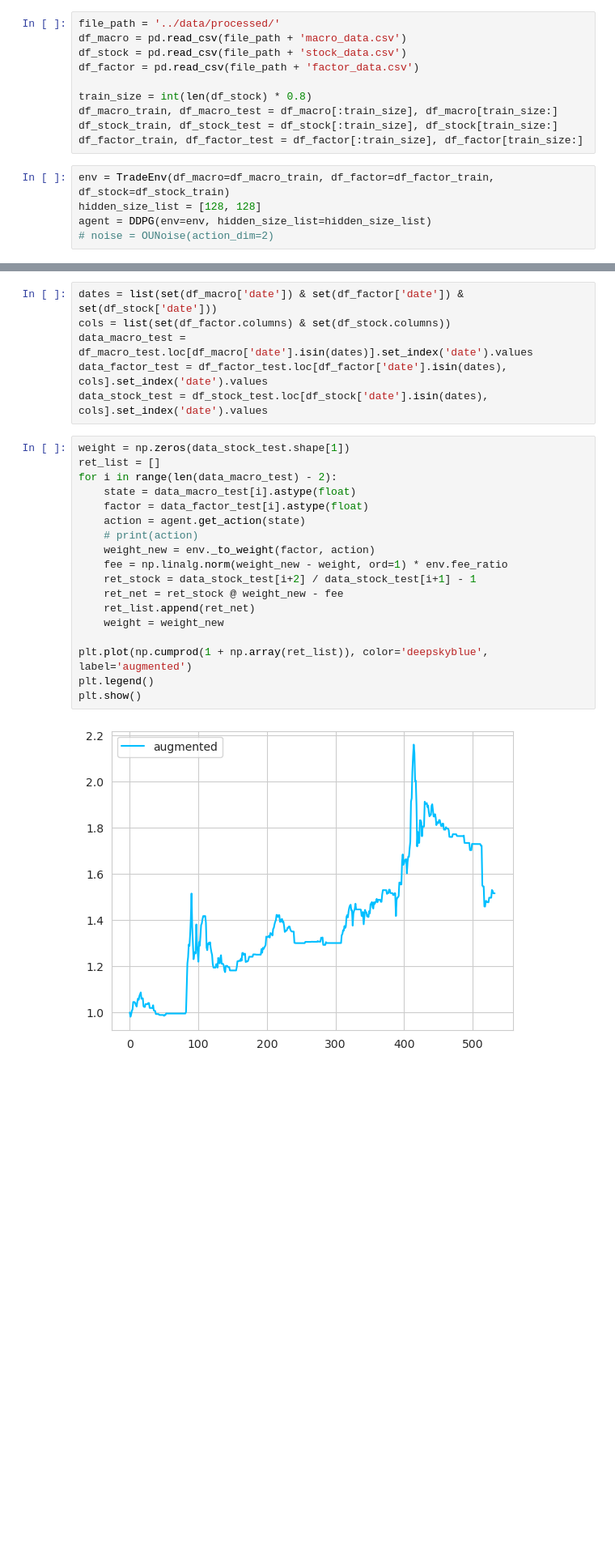
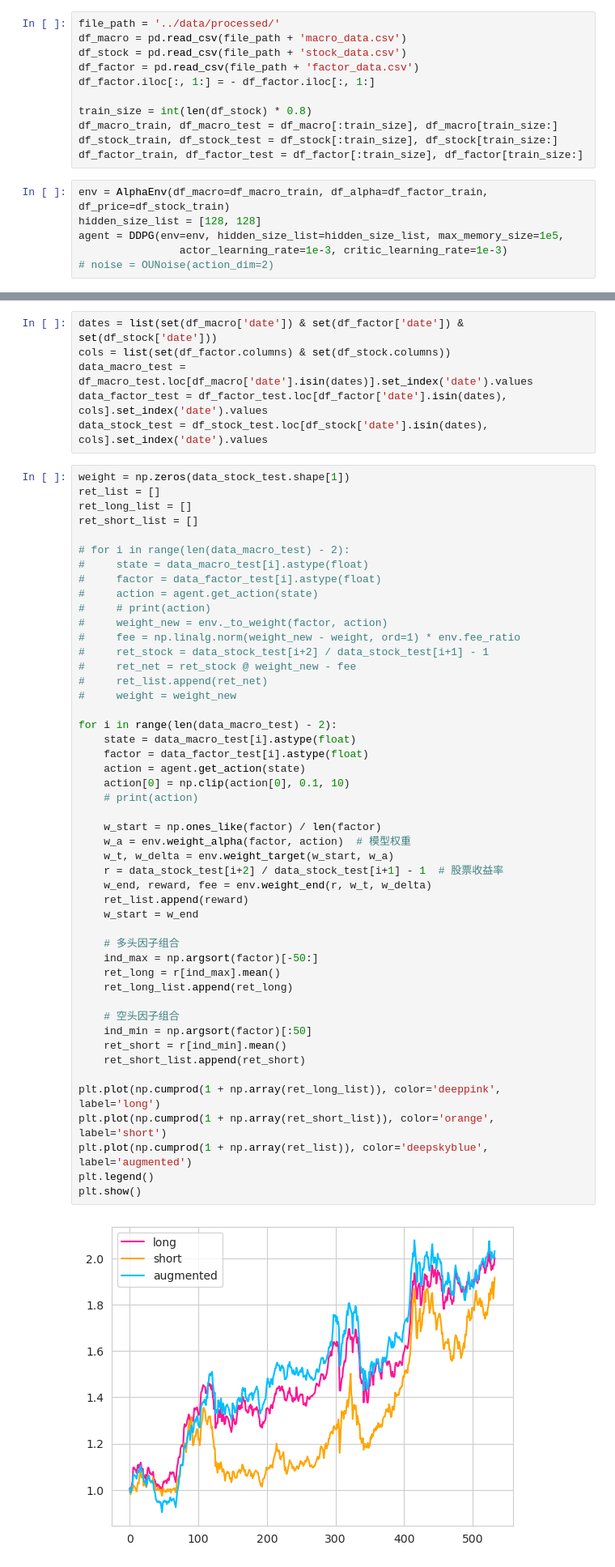
Before and after one commit to chenpnn/Adaptive-Position-Selection, a Jupyter notebook: main/train-test.ipynb, the cells around one changed output, grey strips where cells are left out. Shown at 81% size. Cells and saved outputs as stored; diff of their text form; blank space fills up the shorter version.

```diff
--- a/main/train-test.ipynb
+++ b/main/train-test.ipynb
@@ -16,15 +16,17 @@ file_path = '../data/processed/'
 df_macro = pd.read_csv(file_path + 'macro_data.csv')
 df_stock = pd.read_csv(file_path + 'stock_data.csv')
 df_factor = pd.read_csv(file_path + 'factor_data.csv')
+df_factor.iloc[:, 1:] = - df_factor.iloc[:, 1:]
 
 train_size = int(len(df_stock) * 0.8)
 df_macro_train, df_macro_test = df_macro[:train_size], df_macro[train_size:]
 df_stock_train, df_stock_test = df_stock[:train_size], df_stock[train_size:]
 df_factor_train, df_factor_test = df_factor[:train_size], df_factor[train_size:]
 # %%
-env = TradeEnv(df_macro=df_macro_train, df_factor=df_factor_train, df_stock=df_stock_train)
+env = AlphaEnv(df_macro=df_macro_train, df_alpha=df_factor_train, df_price=df_stock_train)
 hidden_size_list = [128, 128]
-agent = DDPG(env=env, hidden_size_list=hidden_size_list)
+agent = DDPG(env=env, hidden_size_list=hidden_size_list, max_memory_size=1e5,
+                actor_learning_rate=1e-3, critic_learning_rate=1e-3)
 # noise = OUNoise(action_dim=2)
 # %% [output]
 Initialize trade environment...
@@ -105,20 +115,50 @@ data_stock_test = df_stock_test.loc[df_stock['date'].isin(dates), cols].set_inde
 # %%
 weight = np.zeros(data_stock_test.shape[1])
 ret_list = []
+ret_long_list = []
+ret_short_list = []
+
+# for i in range(len(data_macro_test) - 2):
+#     state = data_macro_test[i].astype(float)
+#     factor = data_factor_test[i].astype(float)
+#     action = agent.get_action(state)
+#     # print(action)
+#     weight_new = env._to_weight(factor, action)
+#     fee = np.linalg.norm(weight_new - weight, ord=1) * env.fee_ratio
+#     ret_stock = data_stock_test[i+2] / data_stock_test[i+1] - 1
+#     ret_net = ret_stock @ weight_new - fee
+#     ret_list.append(ret_net)
+#     weight = weight_new
+
 for i in range(len(data_macro_test) - 2):
     state = data_macro_test[i].astype(float)
     factor = data_factor_test[i].astype(float)
     action = agent.get_action(state)
+    action[0] = np.clip(action[0], 0.1, 10)
     # print(action)
-    weight_new = env._to_weight(factor, action)
-    fee = np.linalg.norm(weight_new - weight, ord=1) * env.fee_ratio
-    ret_stock = data_stock_test[i+2] / data_stock_test[i+1] - 1
-    ret_net = ret_stock @ weight_new - fee
-    ret_list.append(ret_net)
-    weight = weight_new
 
+    w_start = np.ones_like(factor) / len(factor)
+    w_a = env.weight_alpha(factor, action)  # 模型权重
+    w_t, w_delta = env.weight_target(w_start, w_a)
+    r = data_stock_test[i+2] / data_stock_test[i+1] - 1  # 股票收益率
+    w_end, reward, fee = env.weight_end(r, w_t, w_delta)
+    ret_list.append(reward)
+    w_start = w_end
+
+    # 多头因子组合
+    ind_max = np.argsort(factor)[-50:]
+    ret_long = r[ind_max].mean()
+    ret_long_list.append(ret_long)
+
+    # 空头因子组合
+    ind_min = np.argsort(factor)[:50]
+    ret_short = r[ind_min].mean()
+    ret_short_list.append(ret_short)
+
+plt.plot(np.cumprod(1 + np.array(ret_long_list)), color='deeppink', label='long')
+plt.plot(np.cumprod(1 + np.array(ret_short_list)), color='orange', label='short')
 plt.plot(np.cumprod(1 + np.array(ret_list)), color='deepskyblue', label='augmented')
 plt.legend()
 plt.show()
 # %% [output]
-[figure, old version]
+[figure, new version]
```
Also changed, not shown: parts of 7 cells of this notebook, 11 other files.
